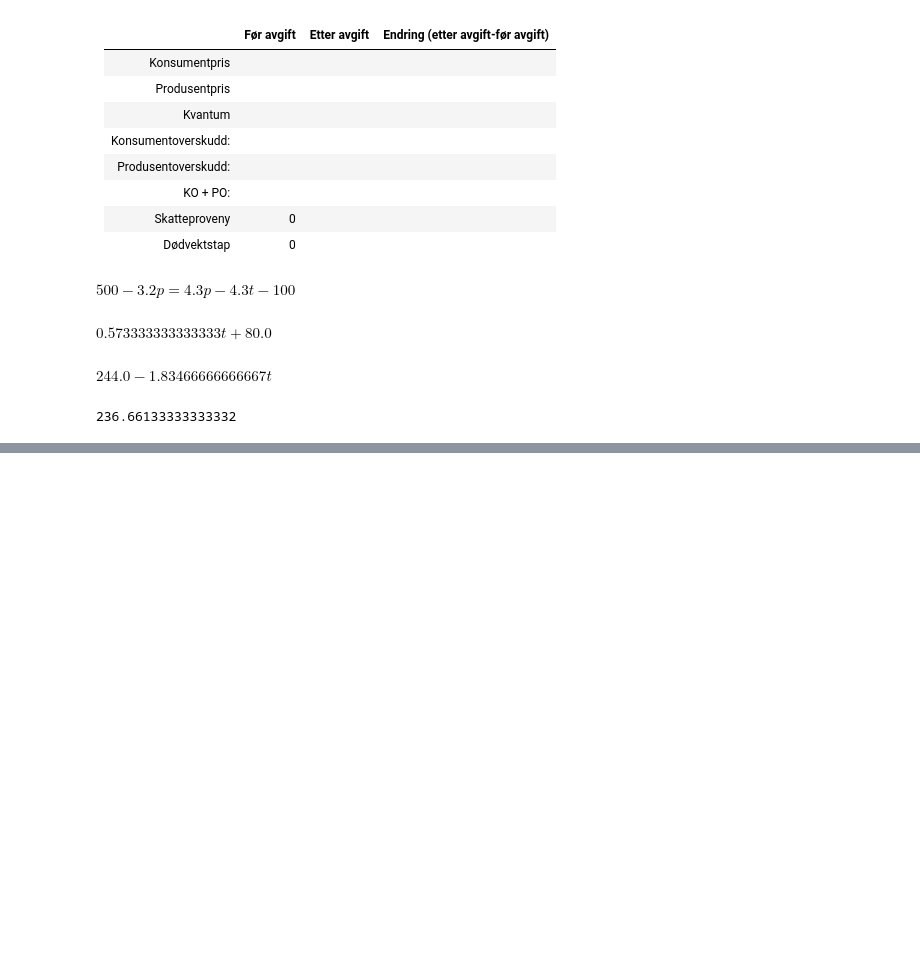
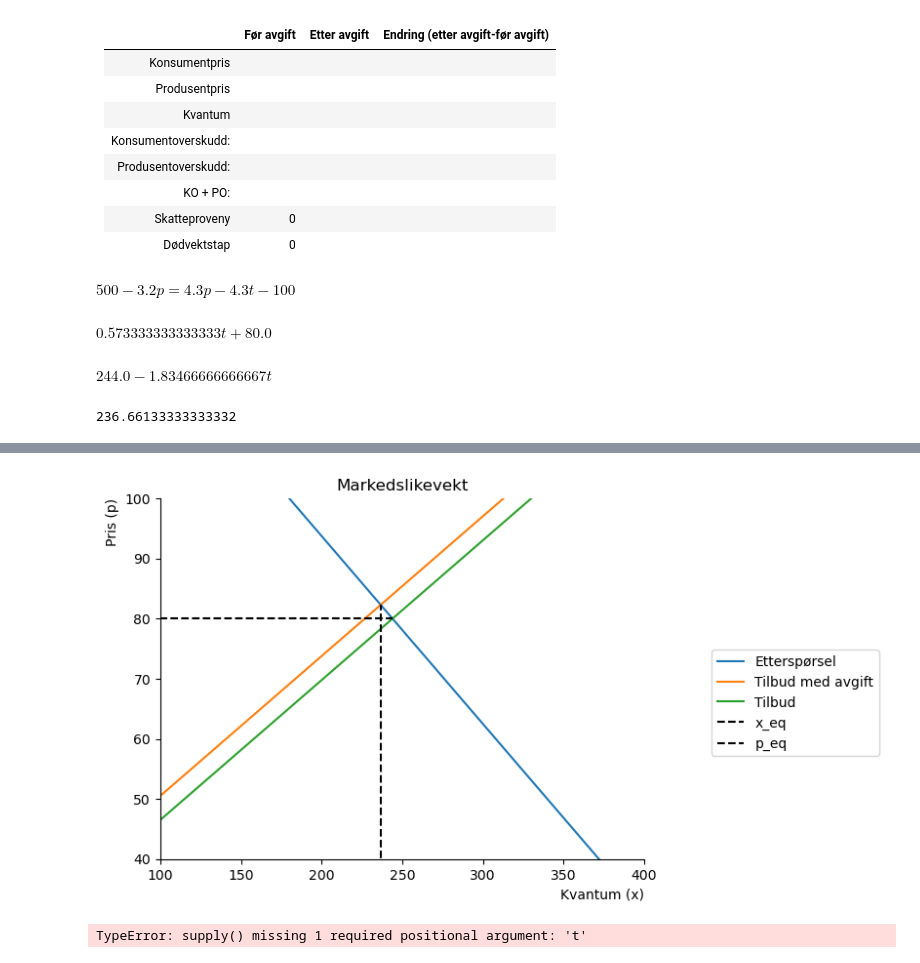
Before and after one commit to Danieljoha/Sok-1006, a Jupyter notebook: Arbeidskrav_3.ipynb, the cells around one changed output, grey strips where cells are left out. Drawn from its saved outputs; the diff is of its cells as text; code cells hidden in the pictures; blank space fills up the shorter version.

```diff
--- a/Arbeidskrav_3.ipynb
+++ b/Arbeidskrav_3.ipynb
@@ -136,0 +142,18 @@ ax.legend(bbox_to_anchor=(1.5,0.6));
+# %%
+q = np.linspace(0,p_eq_fn_uten_avgift,100)
+
+ax.vlines(p_eq_fn_uten_avgift,0,x_eq_fn_uten_avgift, color='black',ls='dashed', label='x_eq')
+ax.hlines(x_eq_fn_uten_avgift,0,p_eq_fn_uten_avgift, color='black',ls='dashed', label='p_eq')
+ax.legend(bbox_to_anchor=(1.5,0.6))
+fig
+# %% [output]
+[figure, added]
+# %%
+
+ax.fill_between(q,x_eq_fn_uten_avgift,demand(q), color = "green",alpha = 0.3,label='Konsumentoverskudd')
+ax.fill_between(q,supply(q),x_eq_fn_uten_avgift, color = "red",alpha = 0.3,label='Produsentoverskudd')
+
+ax.legend(bbox_to_anchor=(1.5,0.6))
+fig
+# %% [output]
+TypeError: supply() missing 1 required positional argument: 't'
```
Also changed, not shown: parts of 1 cell of this notebook.
